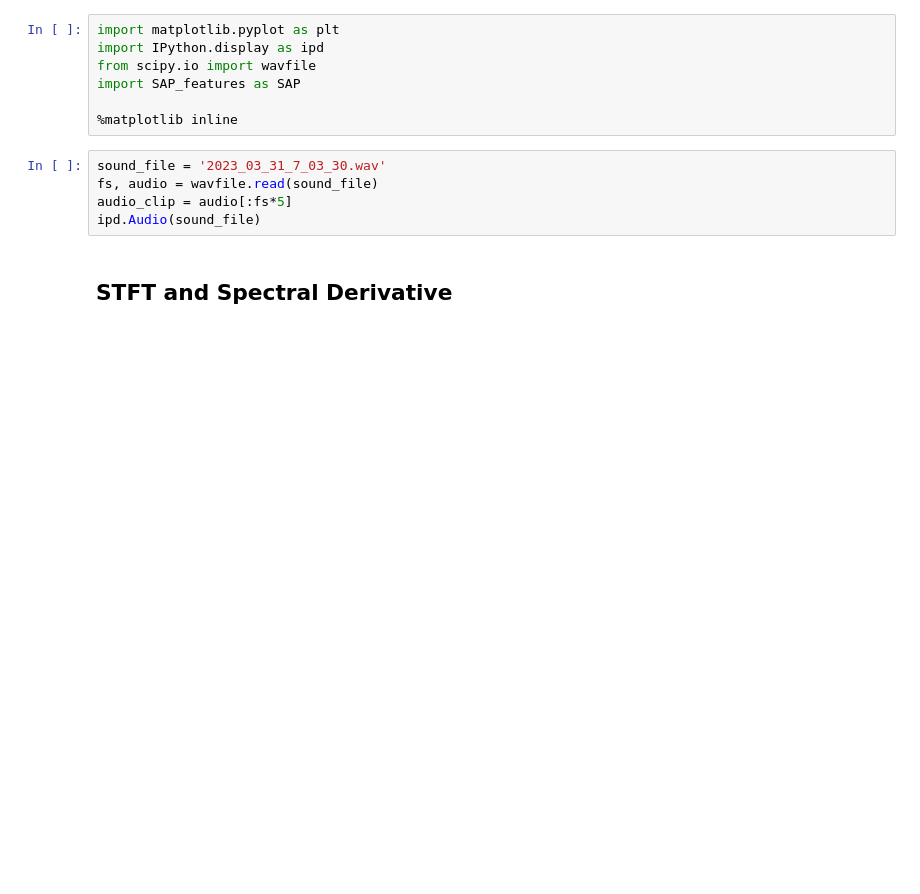
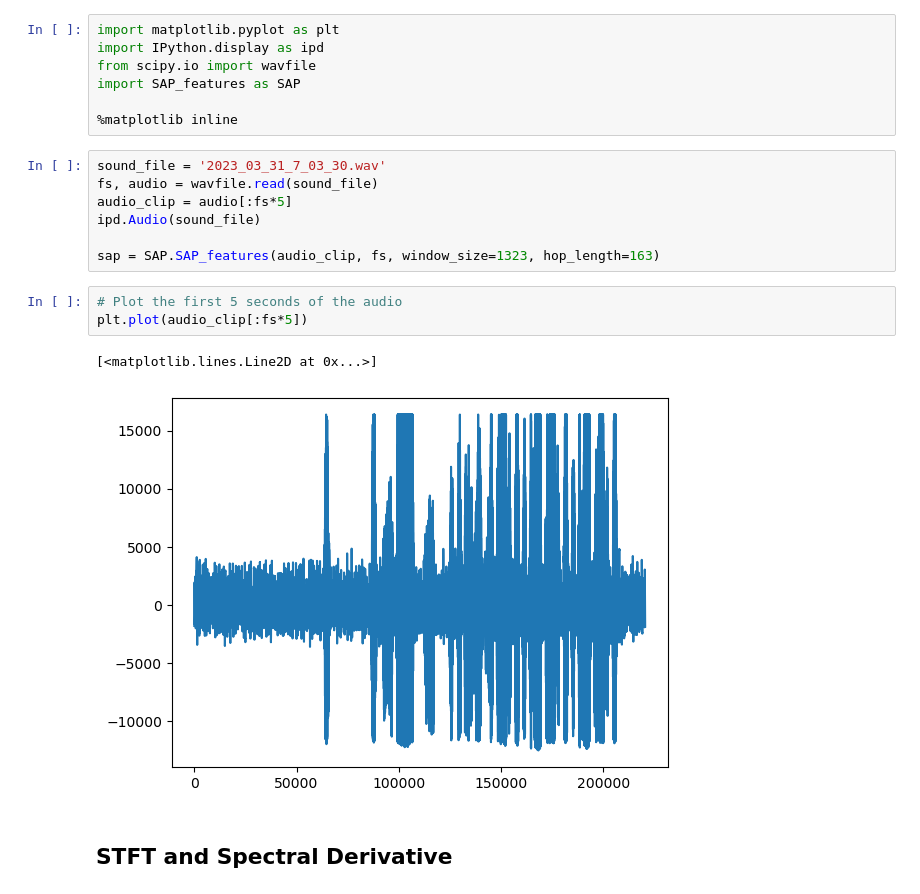
Before and after one commit to nriveira/birdsong, a Jupyter notebook: SAP_features_test.ipynb, the cells around one changed output. Cells and saved outputs as stored; diff of their text form; blank space fills up the shorter version.

```diff
--- a/SAP_features_test.ipynb
+++ b/SAP_features_test.ipynb
@@ -10,6 +10,14 @@ sound_file = '2023_03_31_7_03_30.wav'
 fs, audio = wavfile.read(sound_file)
 audio_clip = audio[:fs*5]
 ipd.Audio(sound_file)
+
+sap = SAP.SAP_features(audio_clip, fs, window_size=1323, hop_length=163)
+# %%
+# Plot the first 5 seconds of the audio
+plt.plot(audio_clip[:fs*5])
+# %% [output]
+[<matplotlib.lines.Line2D at 0x...>]
+[figure, added]
 # %% [markdown]
 ## STFT and Spectral Derivative
 # %%
```
Also changed, not shown: parts of 6 cells of this notebook, 1 other file.
